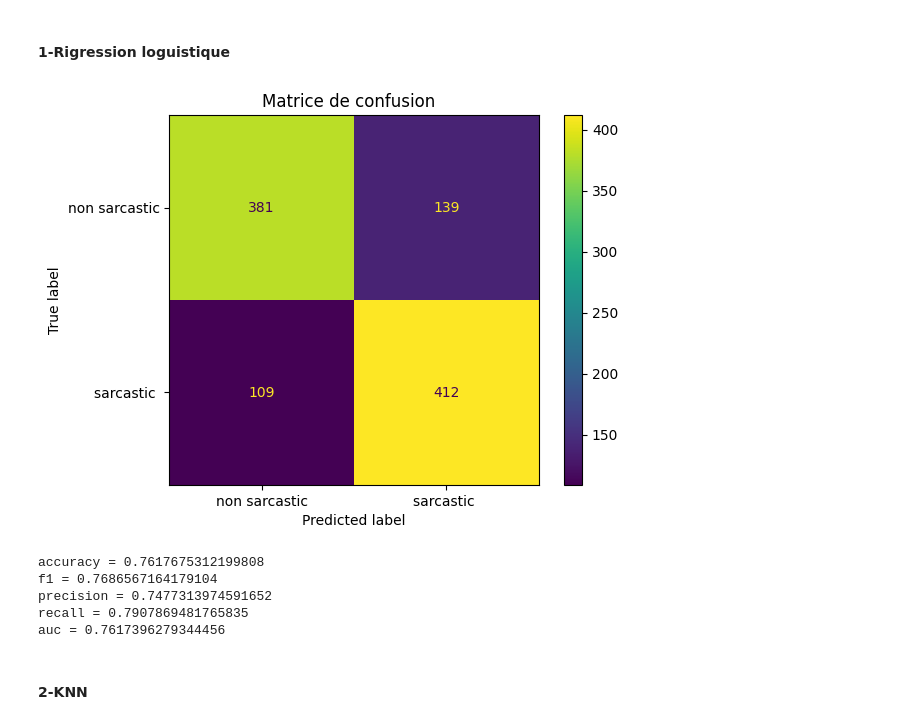
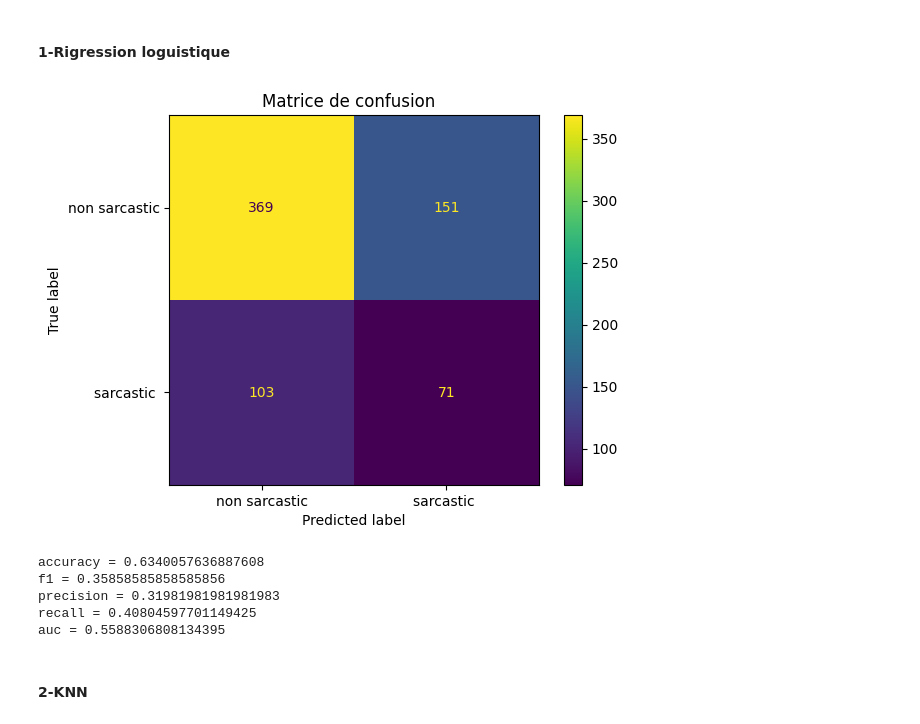
Before and after one commit to azizguesmi/Projet-Ml, a Jupyter notebook: PR.ipynb, the cells around one changed output. Cells and saved outputs as stored; diff of their text form; code cells hidden in the pictures.

```diff
--- a/PR.ipynb
+++ b/PR.ipynb
@@ -208,2 +200,5 @@ X_res, y_res = SMOTE(random_state=42).fit_resample(X, y)
 # %% [markdown]
 <h3>4. Application d’au moins 5 algorithmes de Machine Learning </h3>
+# %%
+from sklearn.model_selection import train_test_split#Division des données en train/test (80% / 20%)
+X_train, X_test, y_train, y_test = train_test_split(X, y, test_size=0.2, random_state=5, stratify=y)
@@ -210,56 +237,21 @@ X_res, y_res = SMOTE(random_state=42).fit_resample(X, y)
 # %% [markdown]
 <h4>1-Rigression loguistique</h4>
 # %%
-from sklearn.model_selection import train_test_split
-from sklearn.utils.class_weight import compute_class_weight
-from sklearn.linear_model import LogisticRegression
-from sklearn.metrics import confusion_matrix, ConfusionMatrixDisplay, accuracy_score, f1_score, precision_score, recall_score, roc_auc_score
-
-
-def training(X_train, X_test, y_train, y_test, model ) :
-
-    model.fit(X_train,y_train)
-
-    y_predict = model.predict(X_test) #donner les prediction du model de x_test
-    cm = confusion_matrix(y_test, y_predict)#matrice de confusion
-    ConfusionMatrixDisplay(cm, display_labels=['non sarcastic','sarcastic ']).plot()
-    plt.title("Matrice de confusion  ")
-    plt.show()
-    #calcul des metrics
-    accuracy = accuracy_score(y_test, y_predict) #accuracy
-    f1 = f1_score(y_test, y_predict) #f1 score
-    precision = precision_score(y_test, y_predict ) #precision
-    recall = recall_score(y_test, y_predict) #recall
-    auc = roc_auc_score(y_test, y_predict)
-
-    print(
-        f"accuracy = {accuracy} \n" +
-        f"f1 = {f1} \n" +
-        f"precision = {precision} \n" +
-        f"recall = {recall} \n"+
-        f"auc = {auc}"
-    )
-
-    return {"accuracy" : accuracy, "f1" : f1, "precision" : precision, "recall" : recall, "auc" : auc}
-
-
-#Division des données en train/test (80% / 20%)
-X_train, X_test, y_train, y_test = train_test_split(X_res, y_res, test_size=0.2, random_state=5, stratify=y_res)
 
 weights = compute_class_weight('balanced', classes=np.unique(y_train), y=y_train)
 class_weights = {i : w for i, w in enumerate(weights)}
 log = LogisticRegression (max_iter=1000, class_weight=class_weights,random_state=42)
 
 eval_regression_logistique = training(X_train, X_test, y_train, y_test, log)
 
 scores = {"regression_logistique" : eval_regression_logistique}
 # %% [output]
-[figure, old version]
+[figure, new version]
-accuracy = 0.7617675312199808
-f1 = 0.7686567164179104
-precision = 0.7477313974591652
-recall = 0.7907869481765835
-auc = 0.7617396279344456
+accuracy = 0.6340057636887608
+f1 = 0.35858585858585856
+precision = 0.31981981981981983
+recall = 0.40804597701149425
+auc = 0.5588306808134395
 # %% [markdown]
 <h4>2-KNN</h4>
 # %%
```
Also changed, not shown: parts of 9 cells of this notebook, 4 other files.
